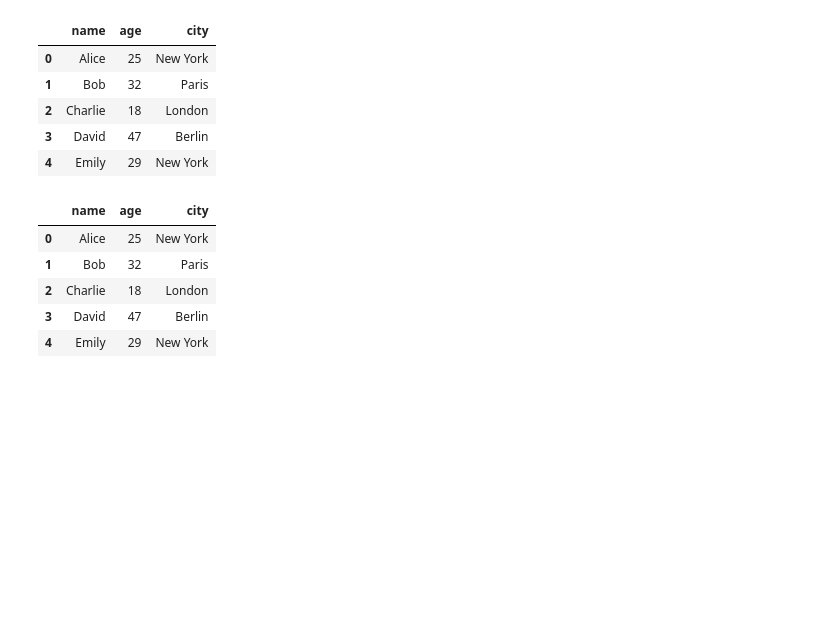
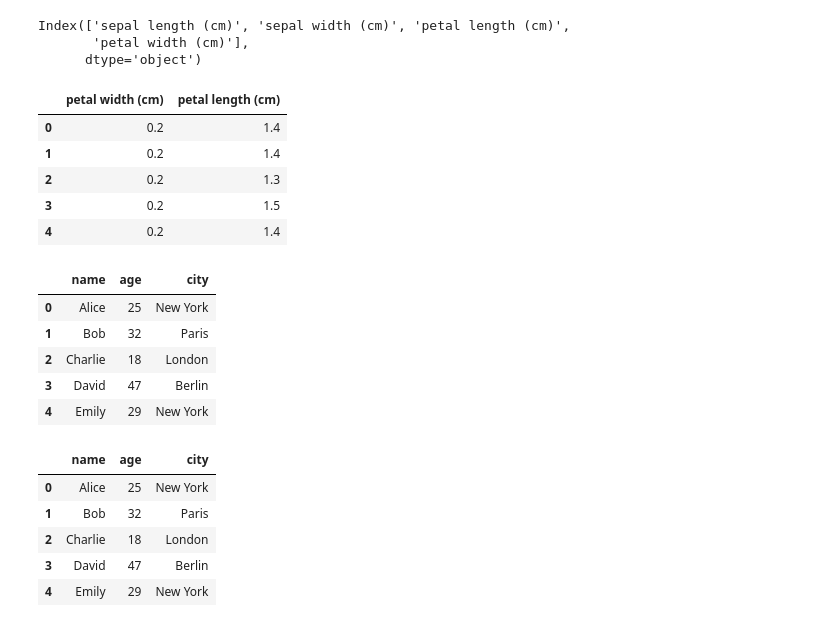
Before and after one commit to skills-cogrammar/C7-Lecture-Backpack, a Jupyter notebook: 3 - Data Science (DS)/Week 05/6 - Saturday (Repeat)/datasets_and_dataframes.ipynb, the cells around one changed output. Drawn from its saved outputs; the diff is of its cells as text; code cells hidden in the pictures; blank space fills up the shorter version.

```diff
--- a/3 - Data Science (DS)/Week 05/6 - Saturday (Repeat)/datasets_and_dataframes.ipynb
+++ b/3 - Data Science (DS)/Week 05/6 - Saturday (Repeat)/datasets_and_dataframes.ipynb
@@ -3,0 +13,3 @@ import pandas as pd
+# %%
+iris = load_iris()
+df = pd.DataFrame(iris.data, columns=iris.feature_names)
@@ -3,0 +25,2 @@ import pandas as pd
+# %%
+df['species'] = iris.target
@@ -4,3 +36,20 @@ import pandas as pd
+# %%
+df.columns
+# %% [output]
+Index(['sepal length (cm)', 'sepal width (cm)', 'petal length (cm)',
+       'petal width (cm)'],
+      dtype='object')
+# %%
+# df_selected = df['petal width (cm)']
+df_selected = df[['petal width (cm)', 'petal length (cm)']]
+df_selected.head()
+# %% [output]
+|  | petal width (cm) | petal length (cm) |
+| 0 | 0.2 | 1.4 |
+| 1 | 0.2 | 1.4 |
+| 2 | 0.2 | 1.3 |
+| 3 | 0.2 | 1.5 |
+| 4 | 0.2 | 1.4 |
 # %%
 # Creating a DataFrame
 data = {
```
Also changed, not shown: parts of 6 cells of this notebook, 6 other files.
